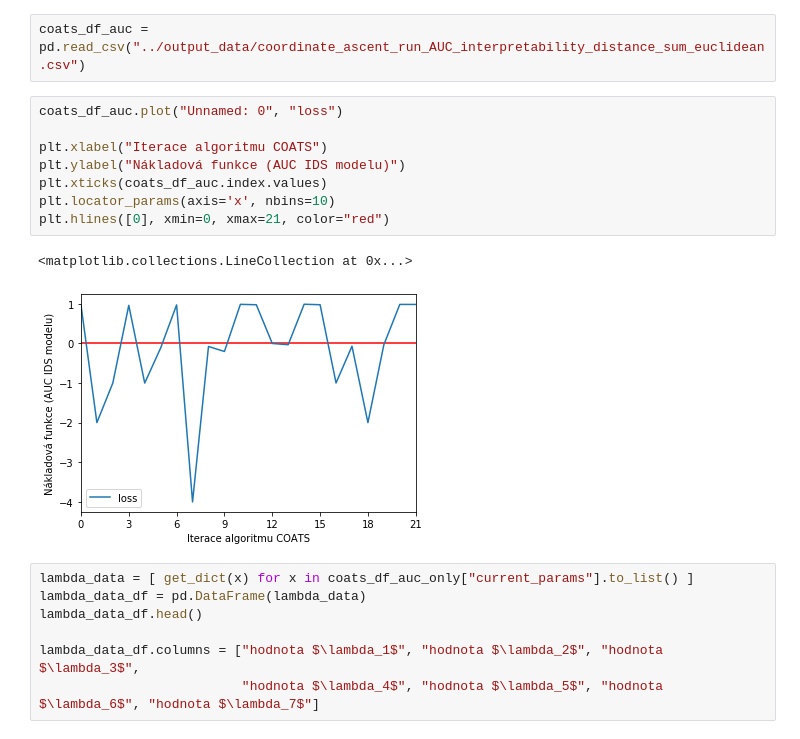
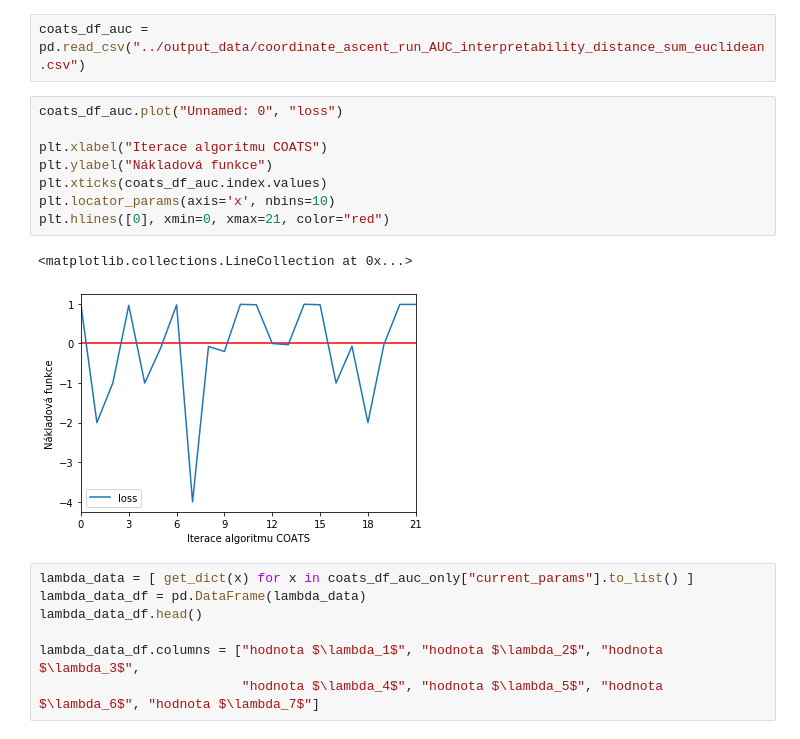
Before and after one commit to jirifilip/pyIDS, a Jupyter notebook: jupyter_notebooks/coordinate_ascent_thesis_investigation.ipynb, the cells around one changed output. Drawn from its saved outputs; the diff is of its cells as text.

```diff
--- a/jupyter_notebooks/coordinate_ascent_thesis_investigation.ipynb
+++ b/jupyter_notebooks/coordinate_ascent_thesis_investigation.ipynb
@@ -155,14 +155,14 @@ coats_df_auc = pd.read_csv("../output_data/coordinate_ascent_run_AUC_interpretab
 # %%
 coats_df_auc.plot("Unnamed: 0", "loss")
 
 plt.xlabel("Iterace algoritmu COATS")
-plt.ylabel("Nákladová funkce (AUC IDS modelu)")
+plt.ylabel("Nákladová funkce")
 plt.xticks(coats_df_auc.index.values)
 plt.locator_params(axis='x', nbins=10)
 plt.hlines([0], xmin=0, xmax=21, color="red")
 # %% [output]
 <matplotlib.collections.LineCollection at 0x...>
-[figure, old version]
+[figure, new version]
 # %%
 lambda_data = [ get_dict(x) for x in coats_df_auc_only["current_params"].to_list() ]
 lambda_data_df = pd.DataFrame(lambda_data)
```
Also changed, not shown: parts of 3 cells of this notebook, 1 other file.
